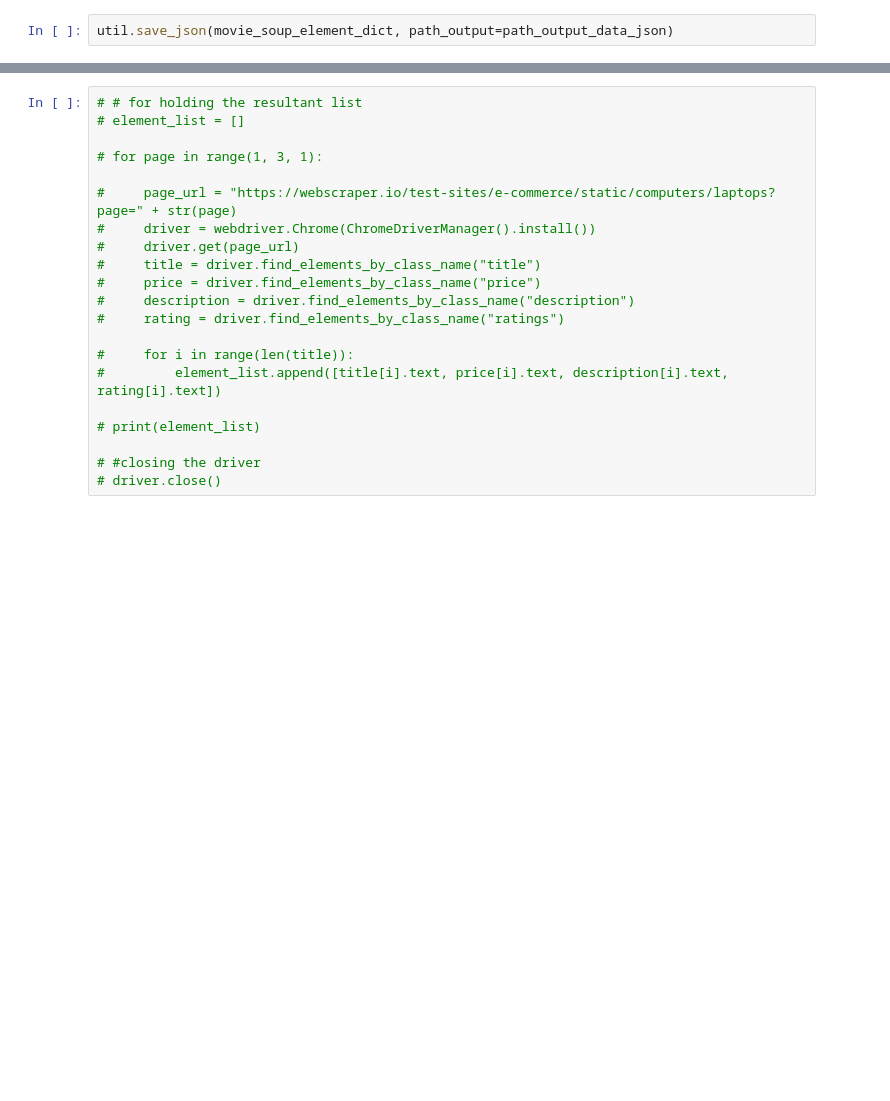
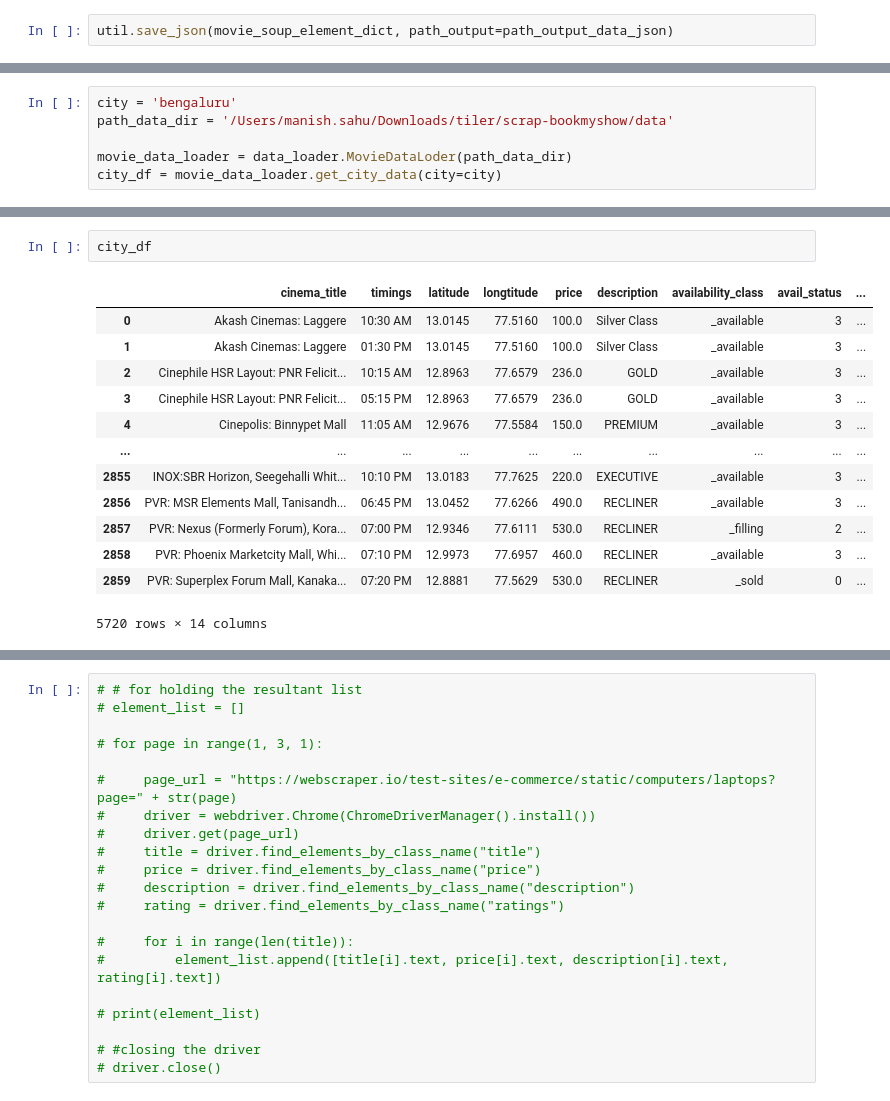
Before and after one commit to ManishSahu53/scrap-bookmyshow, a Jupyter notebook: notebook/scrap_bookmyshow_website.ipynb, the cells around one changed output, grey strips where cells are left out. Drawn from its saved outputs; the diff is of its cells as text; blank space fills up the shorter version.

```diff
--- a/notebook/scrap_bookmyshow_website.ipynb
+++ b/notebook/scrap_bookmyshow_website.ipynb
@@ -253,0 +293,6 @@ data_movie_list_pd.to_csv(path_output_data_csv, index=False)
+# %%
+city = 'bengaluru'
+path_data_dir = '/Users/manish.sahu/Downloads/tiler/scrap-bookmyshow/data'
+
+movie_data_loader = data_loader.MovieDataLoder(path_data_dir)
+city_df = movie_data_loader.get_city_data(city=city)
@@ -253,0 +314,16 @@ data_movie_list_pd.to_csv(path_output_data_csv, index=False)
+# %%
+city_df
+# %% [output]
+|  | cinema_title | timings | latitude | longtitude | price | description | availability_class | avail_status | ... |
+| 0 | Akash Cinemas: Laggere | 10:30 AM | 13.0145 | 77.5160 | 100.0 | Silver Class | _available | 3 | ... |
+| 1 | Akash Cinemas: Laggere | 01:30 PM | 13.0145 | 77.5160 | 100.0 | Silver Class | _available | 3 | ... |
+| 2 | Cinephile HSR Layout: PNR Felicit... | 10:15 AM | 12.8963 | 77.6579 | 236.0 | GOLD | _available | 3 | ... |
+| 3 | Cinephile HSR Layout: PNR Felicit... | 05:15 PM | 12.8963 | 77.6579 | 236.0 | GOLD | _available | 3 | ... |
+| 4 | Cinepolis: Binnypet Mall | 11:05 AM | 12.9676 | 77.5584 | 150.0 | PREMIUM | _available | 3 | ... |
+| ... | ... | ... | ... | ... | ... | ... | ... | ... | ... |
+| 2855 | INOX:SBR Horizon, Seegehalli Whit... | 10:10 PM | 13.0183 | 77.7625 | 220.0 | EXECUTIVE | _available | 3 | ... |
+| 2856 | PVR: MSR Elements Mall, Tanisandh... | 06:45 PM | 13.0452 | 77.6266 | 490.0 | RECLINER | _available | 3 | ... |
+| 2857 | PVR: Nexus (Formerly Forum), Kora... | 07:00 PM | 12.9346 | 77.6111 | 530.0 | RECLINER | _filling | 2 | ... |
+| 2858 | PVR: Phoenix Marketcity Mall, Whi... | 07:10 PM | 12.9973 | 77.6957 | 460.0 | RECLINER | _available | 3 | ... |
+| 2859 | PVR: Superplex Forum Mall, Kanaka... | 07:20 PM | 12.8881 | 77.5629 | 530.0 | RECLINER | _sold | 0 | ... |
+5720 rows × 14 columns
```
Also changed, not shown: parts of 18 cells of this notebook, 10 other files.
